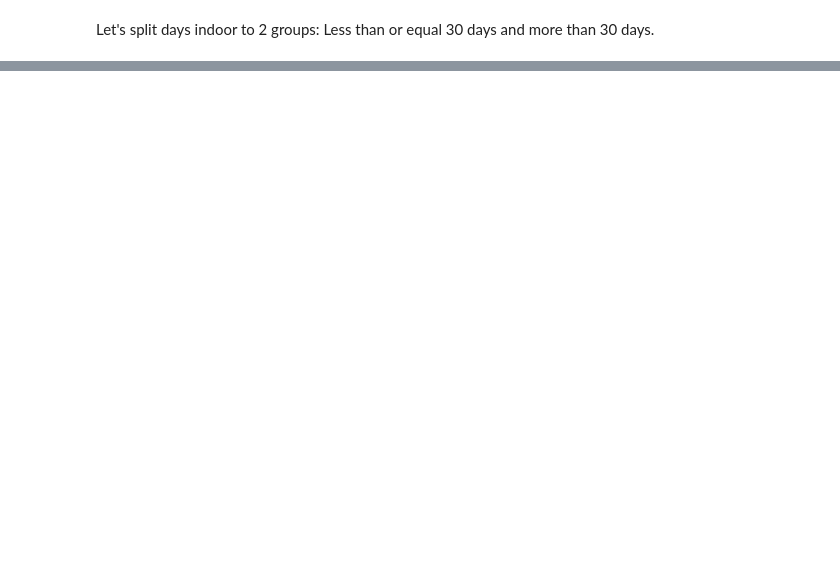
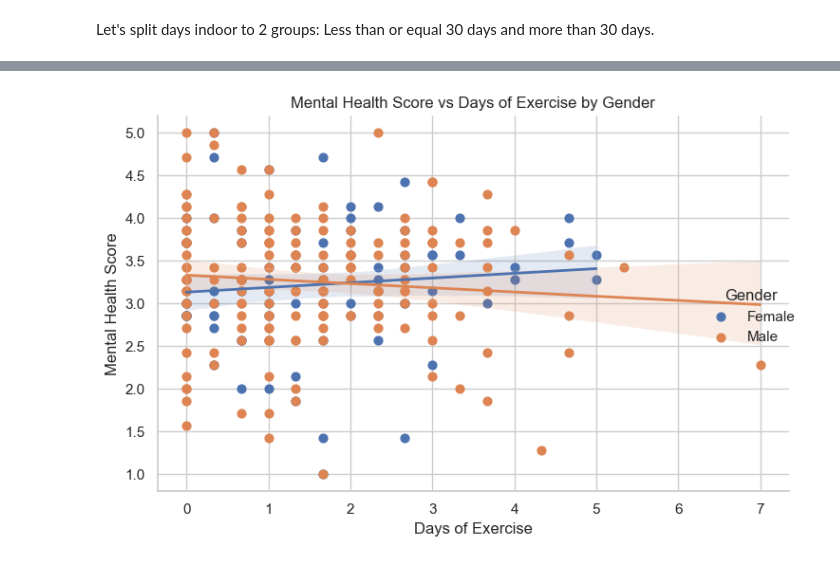
Before and after one commit to qiuzihao88/DSA4262, a Jupyter notebook: assignment1.ipynb, the cells around one changed output, grey strips where cells are left out. Drawn from its saved outputs; the diff is of its cells as text; code cells hidden in the pictures; blank space fills up the shorter version.

```diff
--- a/assignment1.ipynb
+++ b/assignment1.ipynb
@@ -220,0 +214,6 @@ df_2.head()
+# %%
+keep_cols = ["lang", "gpaq1", "P11", "P14", "wemwbs1", "wemwbs2", "wemwbs3", "wemwbs4", "wemwbs5", "wemwbs6", "wemwbs7", "gender"]
+
+df_2_keep = df_2[keep_cols]
+
+df_2_keep = df_2_keep[df_2_keep['lang'] == "EN-Sing"]
@@ -220,0 +222,18 @@ df_2.head()
+# %%
+mental_health_score_cols = ["wemwbs1", "wemwbs2", "wemwbs3", "wemwbs4", "wemwbs5", "wemwbs6", "wemwbs7"]
+
+df_2_keep["Mental Health Score"] = df_2_keep[mental_health_score_cols].mean(axis=1)
+
+exercise_cols = ["gpaq1", "P11", "P14"]
+
+df_2_keep["Number of days of exercise"] = df_2_keep[exercise_cols].mean(axis=1)
+
+def reclassify_gender(x):
+    if x == 1:
+        return "Male"
+    elif x == 2:
+        return "Female"
+
+df_2_keep['Gender'] = df_2_keep['gender'].apply(reclassify_gender)
+
+df_2_keep.drop(columns=["gender", "lang", "gpaq1", "P11", "P14", "wemwbs1", "wemwbs2", "wemwbs3", "wemwbs4", "wemwbs5", "wemwbs6", "wemwbs7"], inplace=True)
@@ -220,0 +249,23 @@ df_2.head()
+# %%
+import seaborn as sns
+import matplotlib.pyplot as plt
+
+sns.lmplot(
+    data=df_2_keep,
+    x="Number of days of exercise",
+    y="Mental Health Score",
+    hue="Gender",
+    ci=95,
+    height=5,
+    aspect=1.3,
+    scatter_kws={"alpha": 1, "s": 40},
+    line_kws={"linewidth": 2}
+)
+
+plt.title("Mental Health Score vs Days of Exercise by Gender")
+plt.xlabel("Days of Exercise")
+plt.ylabel("Mental Health Score")
+plt.tight_layout()
+plt.show()
+# %% [output]
+[figure, added]
```
Also changed, not shown: parts of 19 cells of this notebook.
